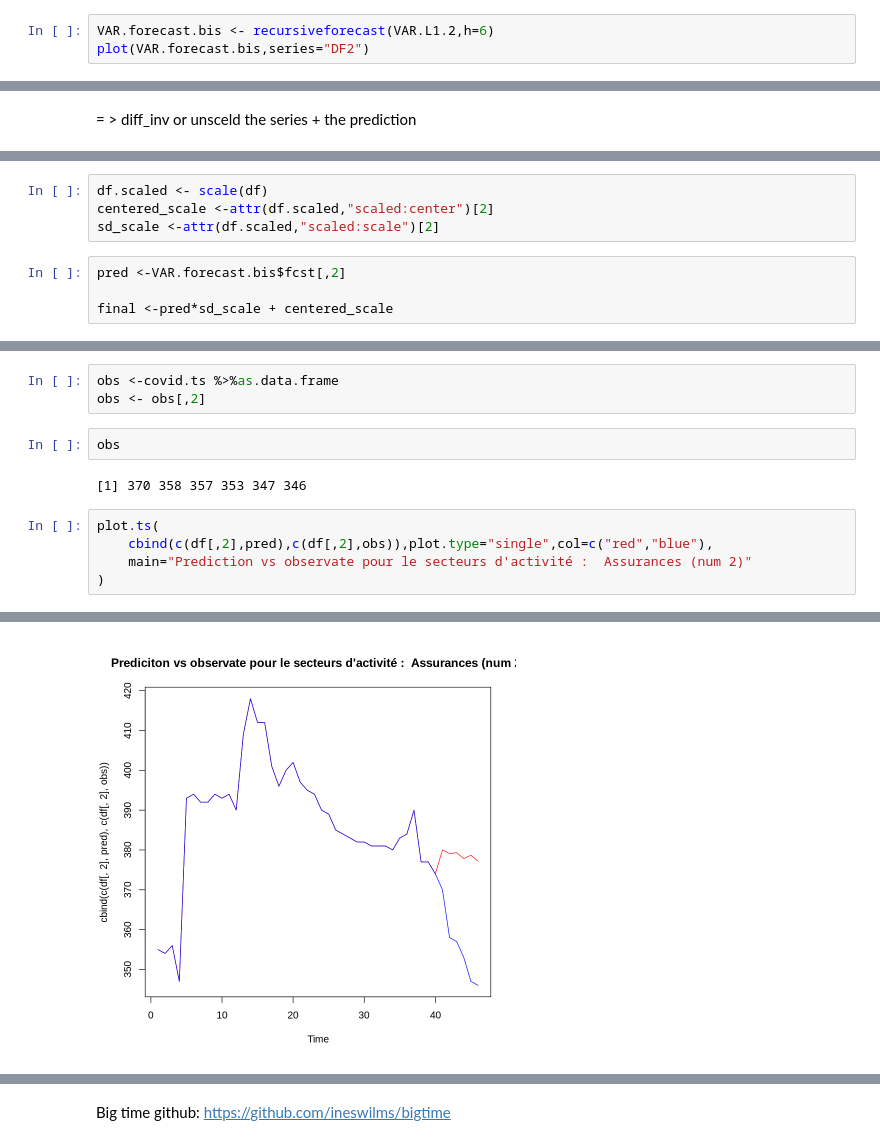
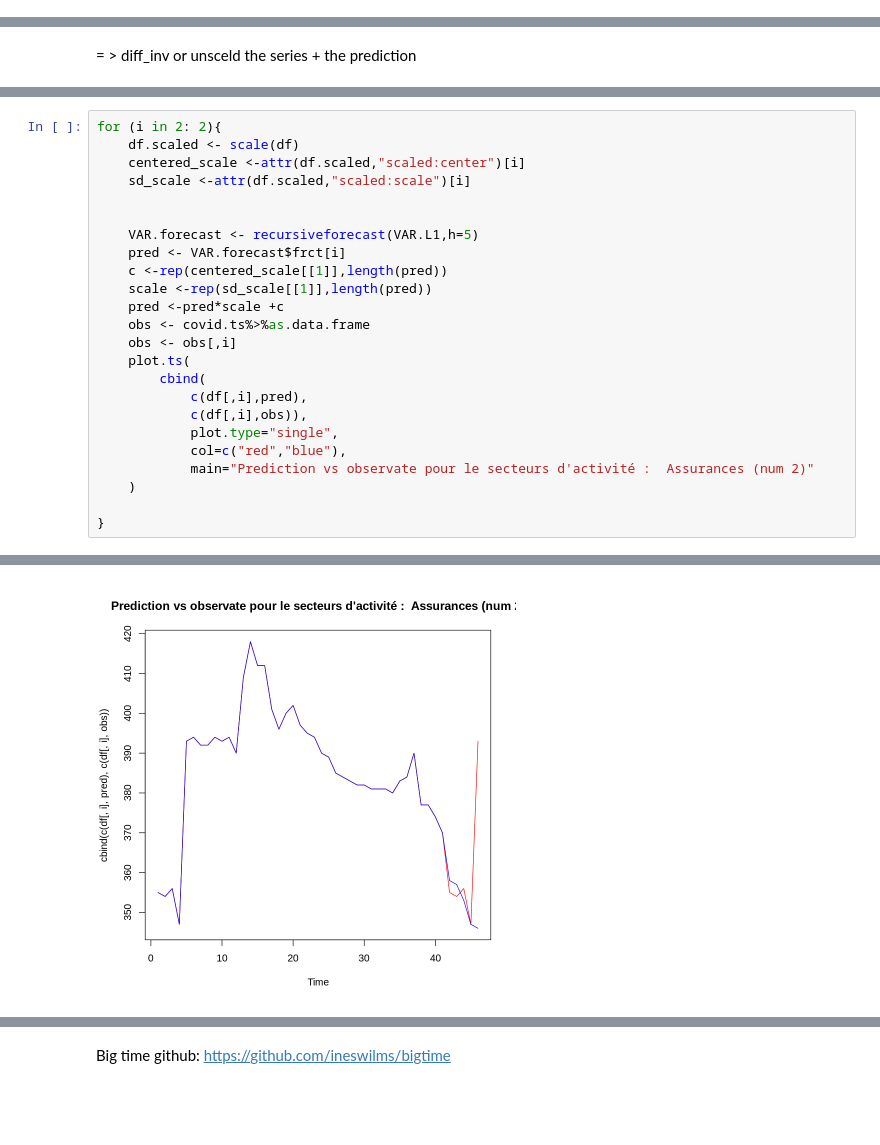
Before and after one commit to Jay-boo/TimeSeries_ACOSS, a Jupyter notebook: multivariate_LASSO.ipynb, the cells around one changed output, grey strips where cells are left out. Cells and saved outputs as stored; diff of their text form; blank space fills up the shorter version.

```diff
--- a/multivariate_LASSO.ipynb
+++ b/multivariate_LASSO.ipynb
@@ -223,3 +236,0 @@ VAR.forecast
-# %%
-VAR.forecast.bis <- recursiveforecast(VAR.L1.2,h=6)
-plot(VAR.forecast.bis,series="DF2")
@@ -240,8 +268,0 @@ df[,2]
-# %%
-df.scaled <- scale(df)
-centered_scale <-attr(df.scaled,"scaled:center")[2]
-sd_scale <-attr(df.scaled,"scaled:scale")[2]
-# %%
-pred <-VAR.forecast.bis$fcst[,2]
-
-final <-pred*sd_scale + centered_scale
@@ -269,13 +269,25 @@ pred <-pred*scale +c
-# %%
-obs <-covid.ts %>%as.data.frame
-obs <- obs[,2]
-# %%
-obs
-# %% [output]
-[1] 370 358 357 353 347 346
 # %%
-plot.ts(
-    cbind(c(df[,2],pred),c(df[,2],obs)),plot.type="single",col=c("red","blue"),
-    main="Prediction vs observate pour le secteurs d'activité :  Assurances (num 2)"
-)
+for (i in 2: 2){
+    df.scaled <- scale(df)
+    centered_scale <-attr(df.scaled,"scaled:center")[i]
+    sd_scale <-attr(df.scaled,"scaled:scale")[i]
+
+
+    VAR.forecast <- recursiveforecast(VAR.L1,h=5)
+    pred <- VAR.forecast$frct[i]
+    c <-rep(centered_scale[[1]],length(pred))
+    scale <-rep(sd_scale[[1]],length(pred))
+    pred <-pred*scale +c
+    obs <- covid.ts%>%as.data.frame
+    obs <- obs[,i]
+    plot.ts(
+        cbind(
+            c(df[,i],pred),
+            c(df[,i],obs)),
+            plot.type="single",
+            col=c("red","blue"),
+            main="Prediction vs observate pour le secteurs d'activité :  Assurances (num 2)"
+    )
+
+}
 # %% [output]
@@ -282 +296 @@ plot.ts(
-[figure, old version]
+[figure, new version]
```
Also changed, not shown: parts of 28 cells of this notebook, 27 other files.
